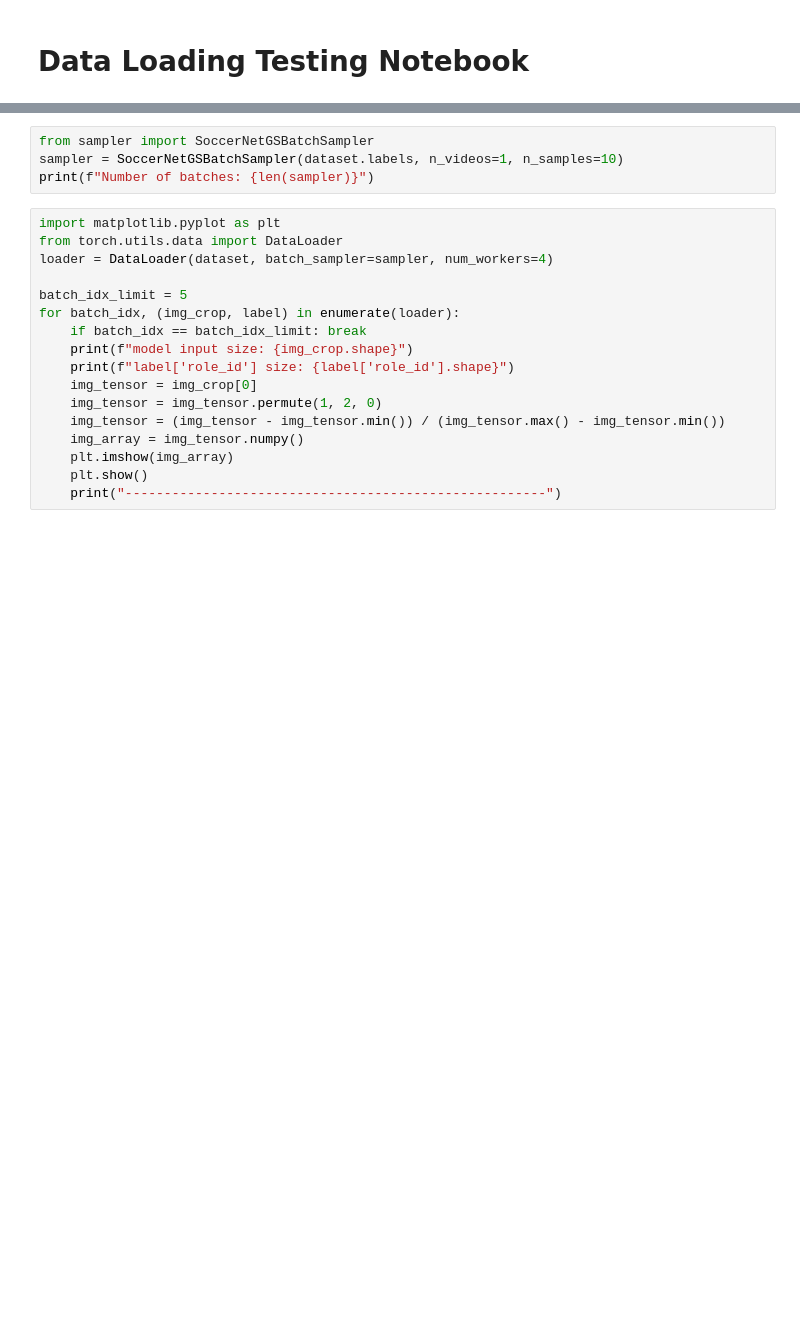
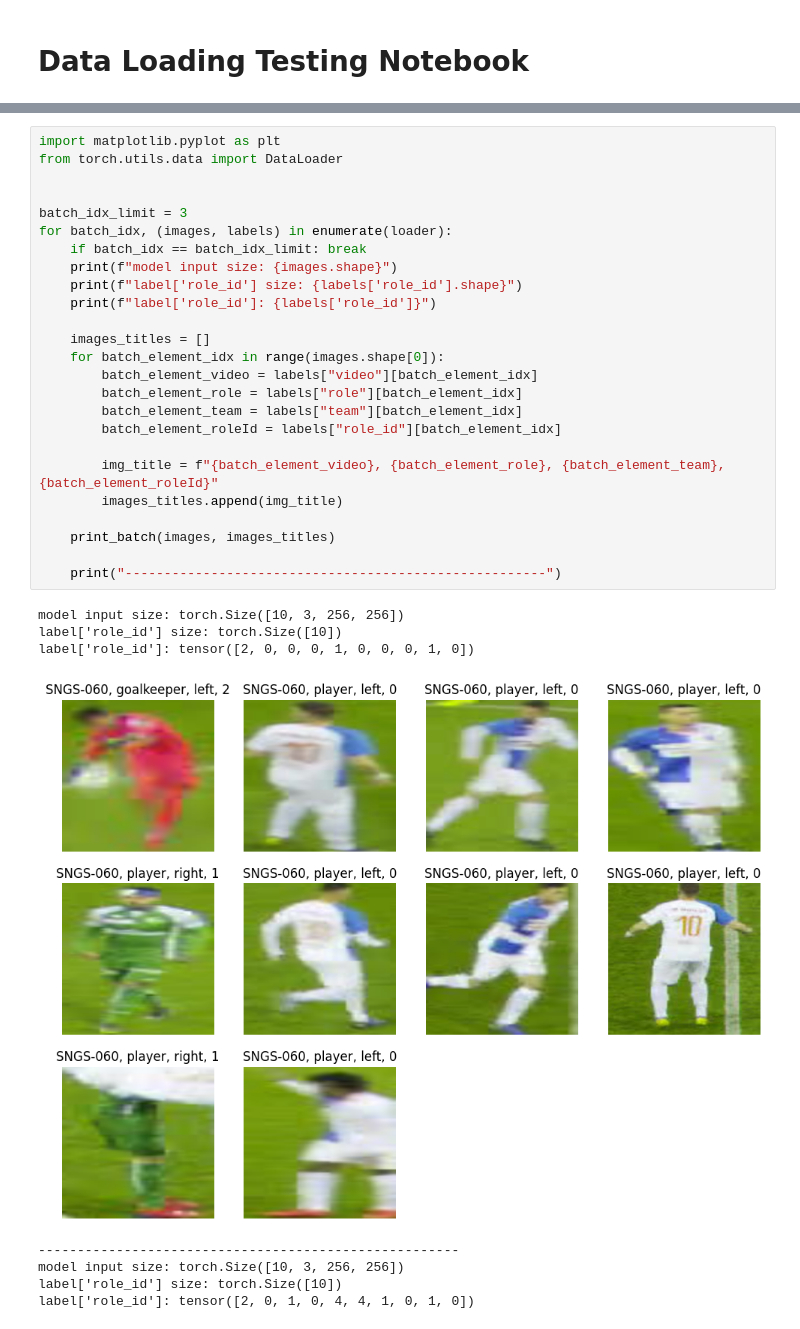
Before and after one commit to eidos-ai/GameStateChallenge, a Jupyter notebook: src/SNGS_dataset/DataLoadingTesting.ipynb, the cells around one changed output, grey strips where cells are left out. Saved outputs shown, nothing was run; the diff lists cells and outputs as text; blank space fills up the shorter version.

Commit message:
change model transformation and improve batch display on DataLoadingTesting

```diff
--- a/src/SNGS_dataset/DataLoadingTesting.ipynb
+++ b/src/SNGS_dataset/DataLoadingTesting.ipynb
@@ -12,21 +66,34 @@ dataset = SoccerNetGSDataset("../../data/SoccerNetGS/train", games_list=games, t
-# %%
-from sampler import SoccerNetGSBatchSampler
-sampler = SoccerNetGSBatchSampler(dataset.labels, n_videos=1, n_samples=10)
-print(f"Number of batches: {len(sampler)}")
 # %%
 import matplotlib.pyplot as plt
 from torch.utils.data import DataLoader
-loader = DataLoader(dataset, batch_sampler=sampler, num_workers=4)
 
-batch_idx_limit = 5
-for batch_idx, (img_crop, label) in enumerate(loader):
+
+batch_idx_limit = 3
+for batch_idx, (images, labels) in enumerate(loader):
     if batch_idx == batch_idx_limit: break
-    print(f"model input size: {img_crop.shape}")
-    print(f"label['role_id'] size: {label['role_id'].shape}")
-    img_tensor = img_crop[0]
-    img_tensor = img_tensor.permute(1, 2, 0)
-    img_tensor = (img_tensor - img_tensor.min()) / (img_tensor.max() - img_tensor.min())
-    img_array = img_tensor.numpy()
-    plt.imshow(img_array)
-    plt.show()
+    print(f"model input size: {images.shape}")
+    print(f"label['role_id'] size: {labels['role_id'].shape}")
+    print(f"label['role_id']: {labels['role_id']}")
+
+    images_titles = []
+    for batch_element_idx in range(images.shape[0]):
+        batch_element_video = labels["video"][batch_element_idx]
+        batch_element_role = labels["role"][batch_element_idx]
+        batch_element_team = labels["team"][batch_element_idx]
+        batch_element_roleId = labels["role_id"][batch_element_idx]
+
+        img_title = f"{batch_element_video}, {batch_element_role}, {batch_element_team}, {batch_element_roleId}"
+        images_titles.append(img_title)
+
+    print_batch(images, images_titles)
+
     print("------------------------------------------------------")
+# %% [output]
+model input size: torch.Size([10, 3, 256, 256])
+label['role_id'] size: torch.Size([10])
+label['role_id']: tensor([2, 0, 0, 0, 1, 0, 0, 0, 1, 0])
+[figure, added]
+------------------------------------------------------
+model input size: torch.Size([10, 3, 256, 256])
+label['role_id'] size: torch.Size([10])
+label['role_id']: tensor([2, 0, 1, 0, 4, 4, 1, 0, 1, 0])
```
Also changed, not shown: parts of 3 cells of this notebook, 1 other file.
